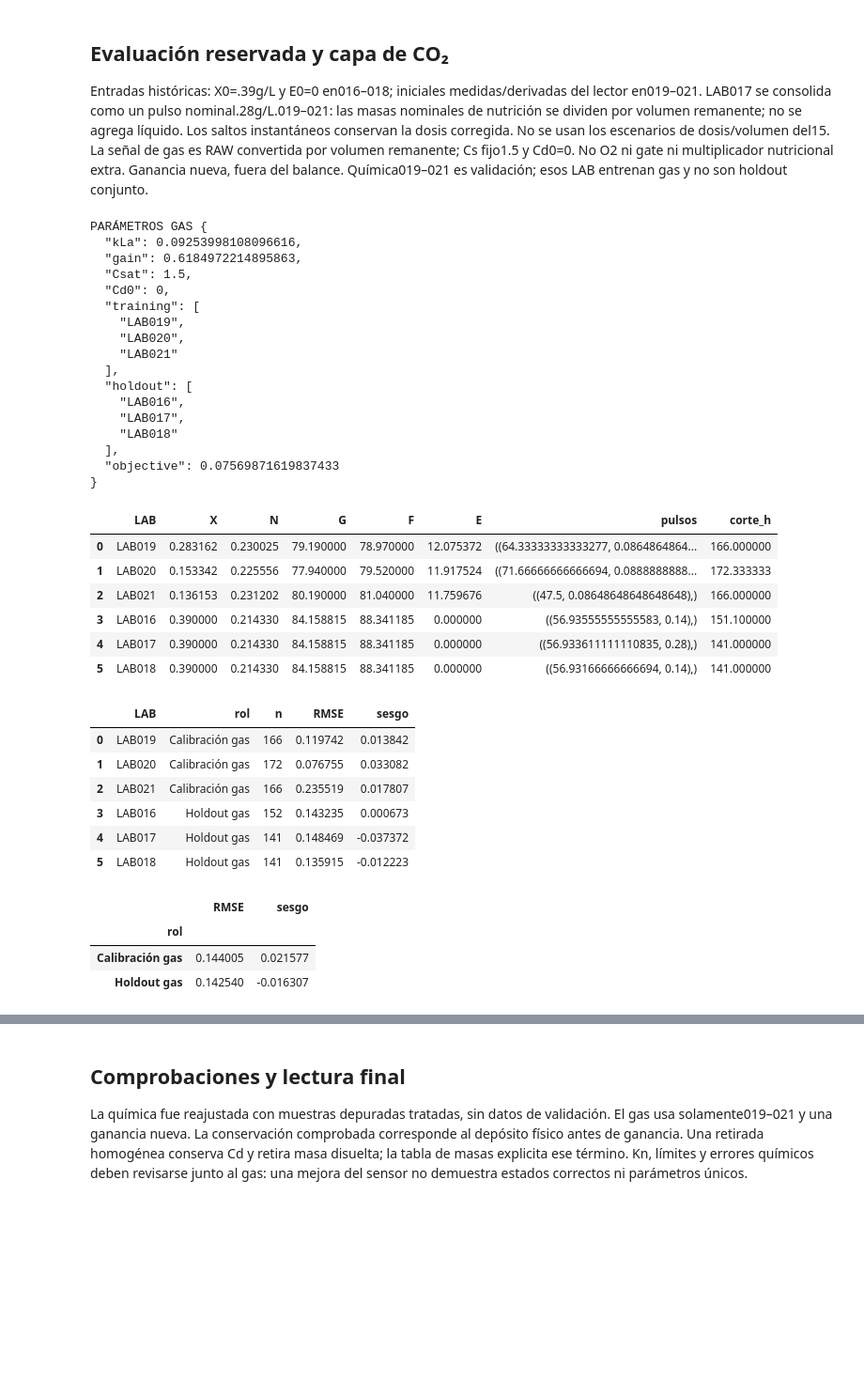
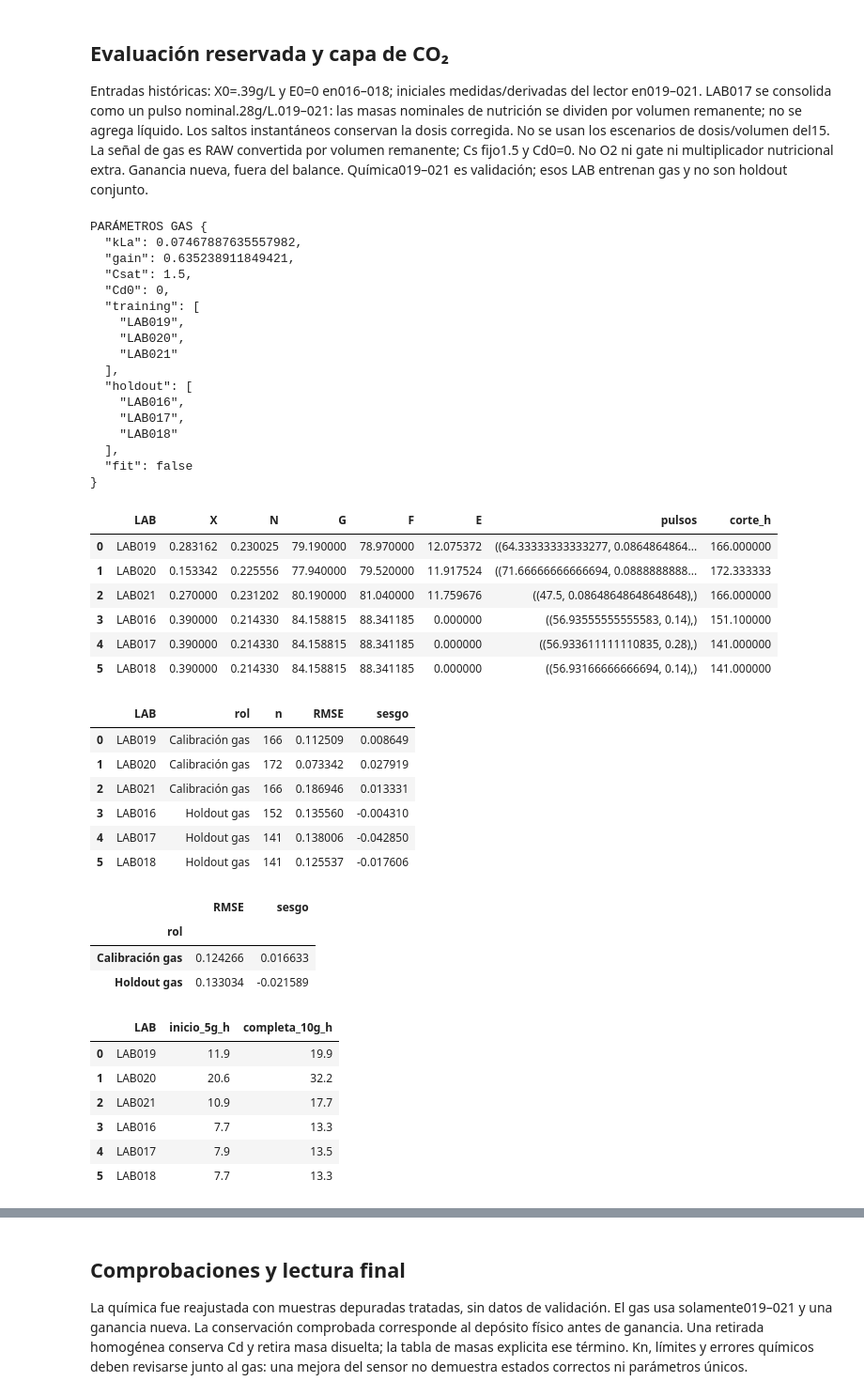
Before and after one commit to crodv/wine-fermentation, a Jupyter notebook: notebooks/diagnostics/16_zenteno_recalibration_legacy_treatment.executed.ipynb, the cells around one changed output, grey strips where cells are left out. Shown at 94% size. Drawn from its saved outputs; the diff is of its cells as text; code cells hidden in the pictures; blank space fills up the shorter version.

```diff
--- a/notebooks/diagnostics/16_zenteno_recalibration_legacy_treatment.executed.ipynb
+++ b/notebooks/diagnostics/16_zenteno_recalibration_legacy_treatment.executed.ipynb
@@ -271,13 +251,14 @@ La señal de gas es RAW convertida por volumen remanente; Cs fijo1.5 y Cd0=0. No
 # %%
 v=load(ROOT);LABS=['LAB019','LAB020','LAB021','LAB016','LAB017','LAB018'];TRAIN=LABS[:3];HOLD=LABS[3:]
 raw=pd.read_csv(ROOT/'data/processed/co2_mass_balance_lab016_021_g_l_h.csv',usecols=['lab','time_h','record_kind','remaining_volume_L','co2_raw_g_l_h']);obs=observations(raw)
-batches={};cores={};volumes={};caches={};entry=[]
+batches={};cores={};volumes={};caches={};activation={};entry=[]
 for lab in LABS:
  b=v.batches[lab];ev=raw.loc[raw.lab.eq(lab)&raw.record_kind.eq('withdrawal_after')].sort_values('time_h');et=ev.time_h.to_numpy();vv=ev.remaining_volume_L.to_numpy()
  def volume(t,et=et,vv=vv):return np.r_[2.,vv][np.searchsorted(et,np.asarray(t),side='right')]
  volumes[lab]=volume
  if lab in TRAIN:b=replace(b,pulses={**b.pulses,'N':tuple((t,d*2/float(volume(t))) for t,d in b.pulses['N'])})
  if lab=='LAB017':b=replace(b,pulses={**b.pulses,'N':((min(t for t,d in b.pulses['N']),sum(d for t,d in b.pulses['N'])),)})
+ if lab=='LAB021':b=replace(b,initials={**b.initials,'X':9.*.03})
  batches[lab]=b;f=simulate(b,theta);cores[lab]=f;f=with_jumps(f)
  tt=np.unique(np.r_[np.arange(0,float(f.index[-1]),.1),f.index[-1]])
  rates=[]
@@ -285,12 +266,18 @@ for lab in LABS:
   y=[np.interp(t,f.index,f[s]) for s in kin.STATE_NAMES];q=kin.kinetic_terms(theta,kin.temperature_at(b,t),*y)
   if y[2]<=0 or y[3]<=0:q['mu']=0.
   rates.append((q['mu']/12.72+(q['beta_g']+q['beta_f'])/1.05)*y[0])
- caches[lab]=(tt,np.asarray(rates));entry.append(dict(LAB=lab,**b.initials,pulsos=b.pulses['N'],corte_h=v.horizons[lab]))
+ caches[lab]=(tt,np.asarray(rates))
+ consumed=b.initials['G']+b.initials['F']-np.interp(tt,f.index,f.GF)
+ z=np.clip((consumed-5.)/5.,0.,1.);activation[lab]=z*z*(3.-2.*z)
+ assert np.all(activation[lab][consumed<=5.]==0) and np.all(activation[lab][consumed>=10.]==1)
+ entry.append(dict(LAB=lab,**b.initials,pulsos=b.pulses['N'],corte_h=v.horizons[lab]))
  obs[lab]=obs[lab].loc[obs[lab].time_h.between(0,v.horizons[lab])].copy()
 display(pd.DataFrame(entry))
 CSAT=1.5
-def gas(lab,k,gain=1):
- t,source=caches[lab];cd=np.zeros(len(t));qout=np.zeros(len(t));acc=np.zeros(len(t));qout[0]=max(source[0]-k*CSAT,0)
+def gas(lab,k,gain=1,activated=True):
+ t,source=caches[lab]
+ if activated:source=source*activation[lab]
+ cd=np.zeros(len(t));qout=np.zeros(len(t));acc=np.zeros(len(t));qout[0]=max(source[0]-k*CSAT,0)
  for i,dt in enumerate(np.diff(t),1):
   qp=(source[i-1]+source[i])/2;D=max(CSAT-cd[i-1],0)
   if qp<=0 or D<=0:delta=0.
@@ -302,61 +289,59 @@ def gas(lab,k,gain=1):
  assert cd.min()>=0 and cd.max()<=CSAT+1e-10 and qout.min()>-1e-10
  assert np.max(abs(np.diff(cd)-np.diff(t)*((source[:-1]+source[1:])/2-qout[1:])))<1e-10
  return pd.DataFrame(dict(qprod=source,Cd=cd,qgas=qout,qpred=gain*qout),index=t)
-def gas_cost(logk,return_gain=False):
- k=np.exp(logk);numer=0.;denom=0.;pairs=[]
- for lab in TRAIN:
-  f=gas(lab,k);o=obs[lab];y=o.co2_raw_g_l_h.to_numpy();z=np.interp(o.time_h,f.index,f.qgas)
-  numer+=np.mean(z*y);denom+=np.mean(z*z);pairs.append((z,y))
- gain=float(np.clip(numer/max(denom,1e-20),.05,3.));cost=sum(np.mean((gain*z-y)**2) for z,y in pairs)
- return (cost,gain) if return_gain else cost
-# Perfil y refinamiento: selección exclusivamente con los tres LAB de entrenamiento.
-grid=np.linspace(np.log(1e-4),np.log(10),51);costs=[gas_cost(x) for x in grid];candidates=[(costs[0],grid[0]),(costs[-1],grid[-1])]
-for i in range(1,len(grid)-1):
- if costs[i]<=costs[i-1] and costs[i]<=costs[i+1]:
-  sol=minimize_scalar(gas_cost,bounds=(grid[i-1],grid[i+1]),method='bounded',options={'xatol':1e-6});candidates.append((sol.fun,sol.x))
-value,logk=min(candidates);KLA=float(np.exp(logk));_,GAIN=gas_cost(logk,True)
-print('PARÁMETROS GAS',json.dumps(dict(kLa=KLA,gain=GAIN,Csat=CSAT,Cd0=0,training=TRAIN,holdout=HOLD,objective=value),indent=2))
+# Pareja calibrada originalmente; activación5–10g/L, sin reajuste.
+KLA=0.07467887635557982;GAIN=0.635238911849421
+print('PARÁMETROS GAS',json.dumps(dict(kLa=KLA,gain=GAIN,Csat=CSAT,Cd0=0,training=TRAIN,holdout=HOLD,fit=False),indent=2))
 curves={lab:gas(lab,KLA,GAIN) for lab in LABS};metrics=[]
 for lab in LABS:
  o=obs[lab];f=curves[lab];e=np.interp(o.time_h,f.index,f.qpred)-o.co2_raw_g_l_h
  metrics.append(dict(LAB=lab,rol='Calibración gas' if lab in TRAIN else 'Holdout gas',n=len(o),RMSE=np.sqrt(np.mean(e*e)),sesgo=np.mean(e)))
 metrics=pd.DataFrame(metrics);display(metrics);display(metrics.groupby('rol')[['RMSE','sesgo']].mean())
+
+display(pd.DataFrame([dict(LAB=lab,inicio_5g_h=float(caches[lab][0][np.flatnonzero(activation[lab]>0)[0]]),completa_10g_h=float(caches[lab][0][np.flatnonzero(activation[lab]>=1)[0]])) for lab in LABS]))
 # %% [output]
 PARÁMETROS GAS {
-  "kLa": 0.09253998108096616,
-  "gain": 0.6184972214895863,
+  "kLa": 0.07467887635557982,
+  "gain": 0.635238911849421,
   "Csat": 1.5,
   "Cd0": 0,
   "training": [
     "LAB019",
     "LAB020",
     "LAB021"
   ],
   "holdout": [
     "LAB016",
     "LAB017",
     "LAB018"
   ],
-  "objective": 0.07569871619837433
+  "fit": false
 }
 |  | LAB | X | N | G | F | E | pulsos | corte_h |
 | 0 | LAB019 | 0.283162 | 0.230025 | 79.190000 | 78.970000 | 12.075372 | ((64.33333333333277, 0.0864864864... | 166.000000 |
 | 1 | LAB020 | 0.153342 | 0.225556 | 77.940000 | 79.520000 | 11.917524 | ((71.66666666666694, 0.0888888888... | 172.333333 |
-| 2 | LAB021 | 0.136153 | 0.231202 | 80.190000 | 81.040000 | 11.759676 | ((47.5, 0.08648648648648648),) | 166.000000 |
+| 2 | LAB021 | 0.270000 | 0.231202 | 80.190000 | 81.040000 | 11.759676 | ((47.5, 0.08648648648648648),) | 166.000000 |
 | 3 | LAB016 | 0.390000 | 0.214330 | 84.158815 | 88.341185 | 0.000000 | ((56.93555555555583, 0.14),) | 151.100000 |
 | 4 | LAB017 | 0.390000 | 0.214330 | 84.158815 | 88.341185 | 0.000000 | ((56.933611111110835, 0.28),) | 141.000000 |
 | 5 | LAB018 | 0.390000 | 0.214330 | 84.158815 | 88.341185 | 0.000000 | ((56.93166666666694, 0.14),) | 141.000000 |
 |  | LAB | rol | n | RMSE | sesgo |
-| 0 | LAB019 | Calibración gas | 166 | 0.119742 | 0.013842 |
-| 1 | LAB020 | Calibración gas | 172 | 0.076755 | 0.033082 |
-| 2 | LAB021 | Calibración gas | 166 | 0.235519 | 0.017807 |
-| 3 | LAB016 | Holdout gas | 152 | 0.143235 | 0.000673 |
-| 4 | LAB017 | Holdout gas | 141 | 0.148469 | -0.037372 |
-| 5 | LAB018 | Holdout gas | 141 | 0.135915 | -0.012223 |
+| 0 | LAB019 | Calibración gas | 166 | 0.112509 | 0.008649 |
+| 1 | LAB020 | Calibración gas | 172 | 0.073342 | 0.027919 |
+| 2 | LAB021 | Calibración gas | 166 | 0.186946 | 0.013331 |
+| 3 | LAB016 | Holdout gas | 152 | 0.135560 | -0.004310 |
+| 4 | LAB017 | Holdout gas | 141 | 0.138006 | -0.042850 |
+| 5 | LAB018 | Holdout gas | 141 | 0.125537 | -0.017606 |
 |  | RMSE | sesgo |
 | rol |  |  |
-| Calibración gas | 0.144005 | 0.021577 |
-| Holdout gas | 0.142540 | -0.016307 |
+| Calibración gas | 0.124266 | 0.016633 |
+| Holdout gas | 0.133034 | -0.021589 |
+|  | LAB | inicio_5g_h | completa_10g_h |
+| 0 | LAB019 | 11.9 | 19.9 |
+| 1 | LAB020 | 20.6 | 32.2 |
+| 2 | LAB021 | 10.9 | 17.7 |
+| 3 | LAB016 | 7.7 | 13.3 |
+| 4 | LAB017 | 7.9 | 13.5 |
+| 5 | LAB018 | 7.7 | 13.3 |
 # %%
 fig,axs=plt.subplots(2,3,figsize=(15,8))
 for ax,lab in zip(axs.flat,LABS):
```
Also changed, not shown: parts of 4 cells of this notebook, 15 other files.
